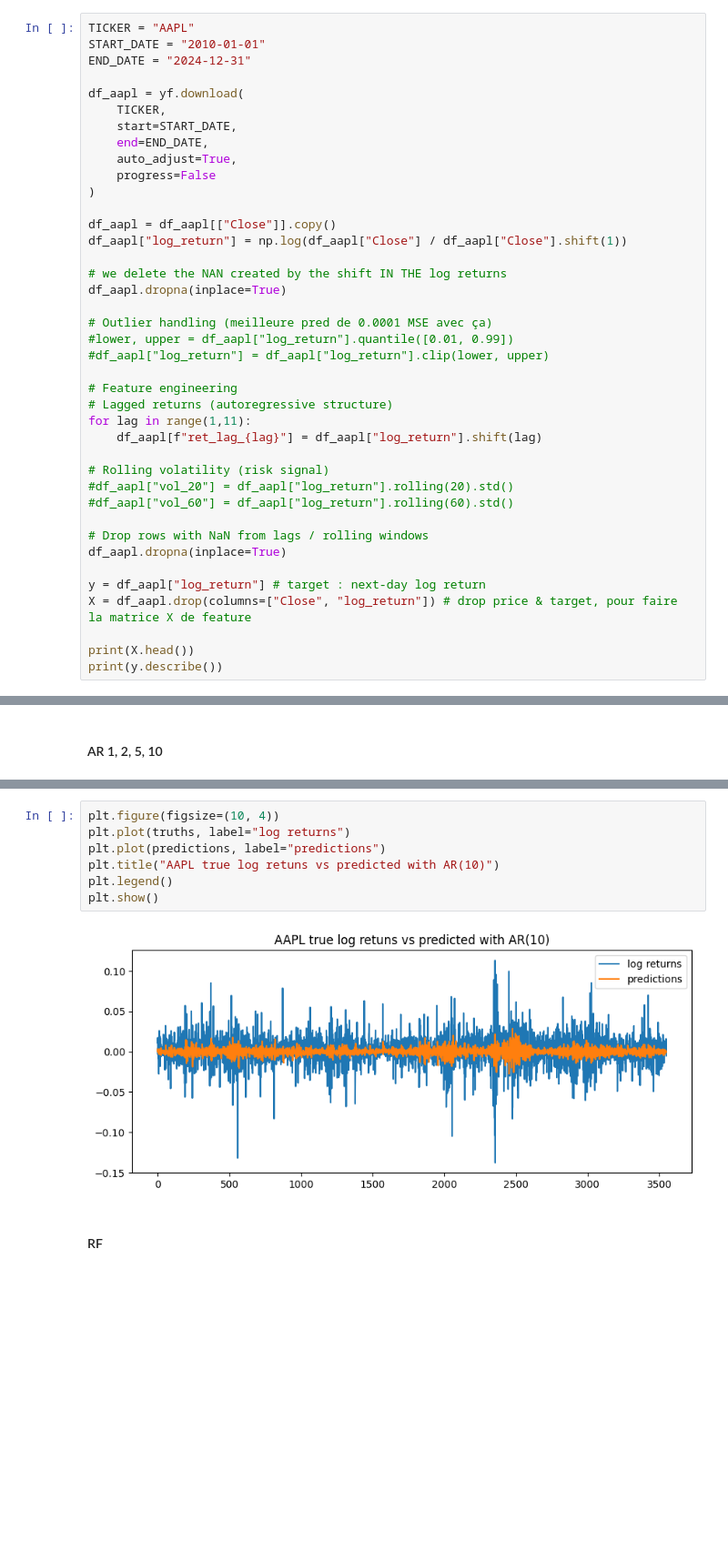
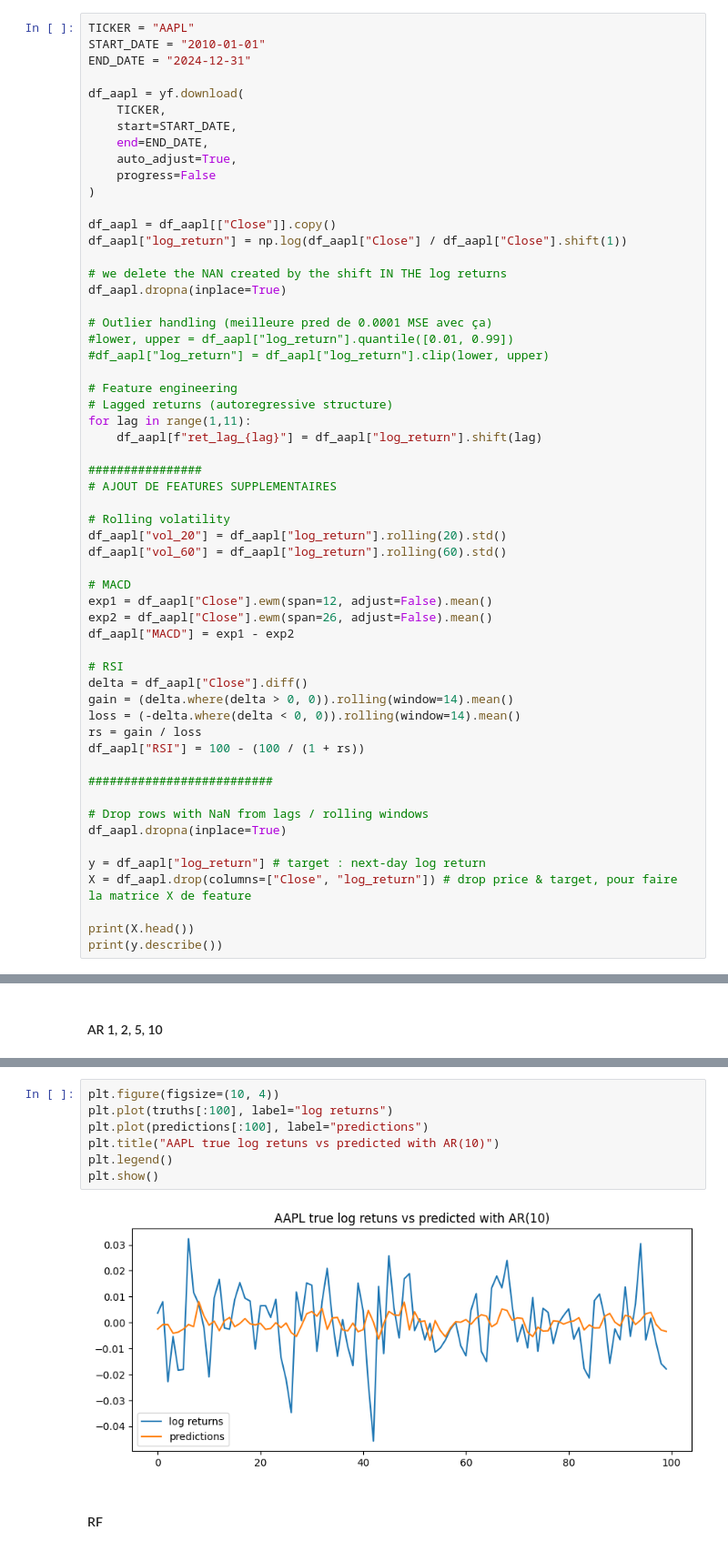
Before and after one commit to dianemans/time-series-pred, a Jupyter notebook: nb_draft_diane.ipynb, the cells around one changed output, grey strips where cells are left out. Shown at 91% size. Saved outputs shown, nothing was run; the diff lists cells and outputs as text; blank space fills up the shorter version.

```diff
--- a/nb_draft_diane.ipynb
+++ b/nb_draft_diane.ipynb
@@ -134,9 +134,26 @@ df_aapl.dropna(inplace=True)
 for lag in range(1,11):
     df_aapl[f"ret_lag_{lag}"] = df_aapl["log_return"].shift(lag)
 
-# Rolling volatility (risk signal)
-#df_aapl["vol_20"] = df_aapl["log_return"].rolling(20).std()
-#df_aapl["vol_60"] = df_aapl["log_return"].rolling(60).std()
+################
+# AJOUT DE FEATURES SUPPLEMENTAIRES
+
+# Rolling volatility
+df_aapl["vol_20"] = df_aapl["log_return"].rolling(20).std()
+df_aapl["vol_60"] = df_aapl["log_return"].rolling(60).std()
+
+# MACD
+exp1 = df_aapl["Close"].ewm(span=12, adjust=False).mean()
+exp2 = df_aapl["Close"].ewm(span=26, adjust=False).mean()
+df_aapl["MACD"] = exp1 - exp2
+
+# RSI
+delta = df_aapl["Close"].diff()
+gain = (delta.where(delta > 0, 0)).rolling(window=14).mean()
+loss = (-delta.where(delta < 0, 0)).rolling(window=14).mean()
+rs = gain / loss
+df_aapl["RSI"] = 100 - (100 / (1 + rs))
+
+##########################
 
 # Drop rows with NaN from lags / rolling windows
 df_aapl.dropna(inplace=True)
@@ -232,12 +249,12 @@ AR(10) - MSE: 0.000323
 # %%
 plt.figure(figsize=(10, 4))
-plt.plot(truths, label="log returns")
-plt.plot(predictions, label="predictions")
+plt.plot(truths[:100], label="log returns")
+plt.plot(predictions[:100], label="predictions")
 plt.title("AAPL true log retuns vs predicted with AR(10)")
 plt.legend()
 plt.show()
 # %% [output]
-[figure, old version]
+[figure, new version]
 # %% [markdown]
 #### RF
 # %% [markdown]
```
Also changed, not shown: parts of 16 cells of this notebook, 2 other files.
